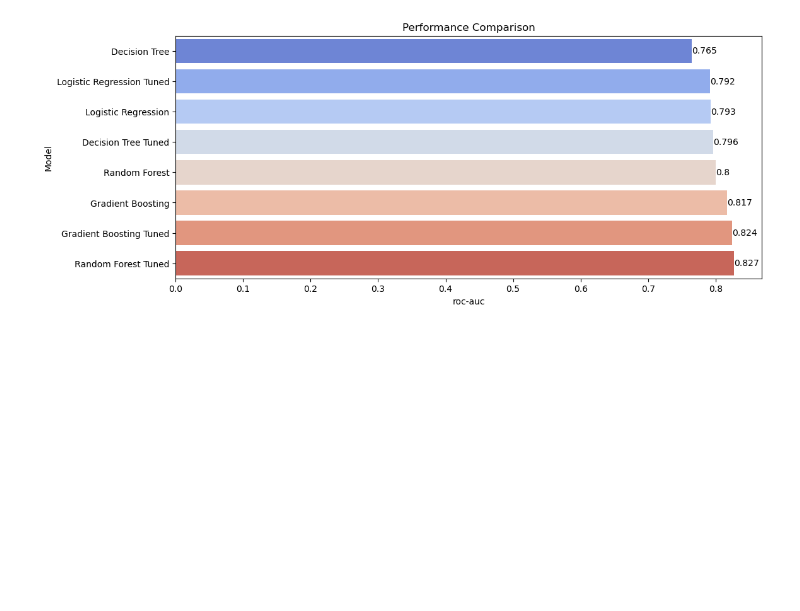
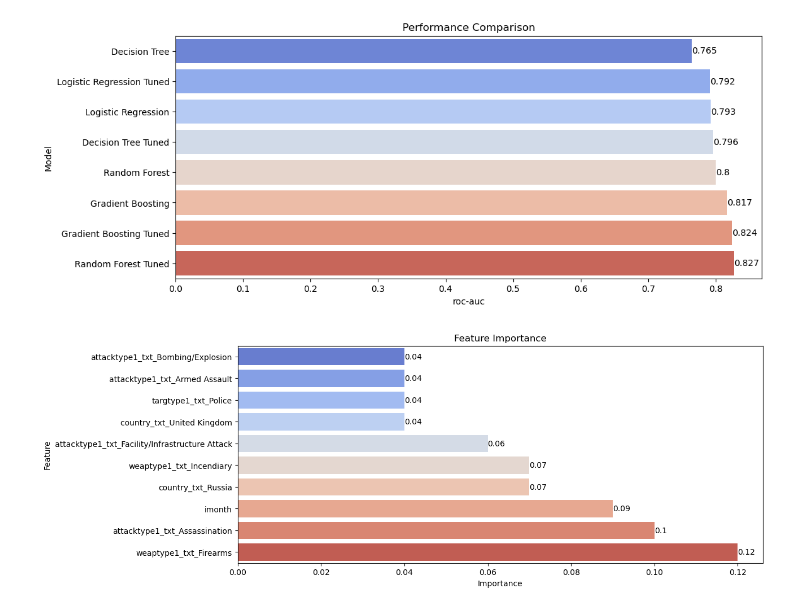
Before and after one commit to Vintrdottir/Terror-Attacks-Europe-Analysis, a Jupyter notebook: Project.ipynb, the cells around one changed output. Cells and saved outputs as stored; diff of their text form; code cells hidden in the pictures; blank space fills up the shorter version.

Commit message:
Feature Importance Added

```diff
--- a/Project.ipynb
+++ b/Project.ipynb
@@ -599,3 +599,15 @@ plt.title('Performance Comparison')
 plt.show()
 # %% [output]
 [figure]
+# %%
+# use tuned random forest to check feature importance
+fdf = pd.DataFrame({'Feature': X.columns, 'Importance': rf_tuned.feature_importances_}).round(2)
+fdf = fdf.sort_values(['Importance'])
+plt.figure(figsize=(12, 5))
+ax = sns.barplot(data=fdf.tail(10), y='Feature', x='Importance', palette='coolwarm')
+for container in ax.containers:
+    ax.bar_label(container)
+plt.title('Feature Importance')
+plt.show()
+# %% [output]
+[figure, added]
```
